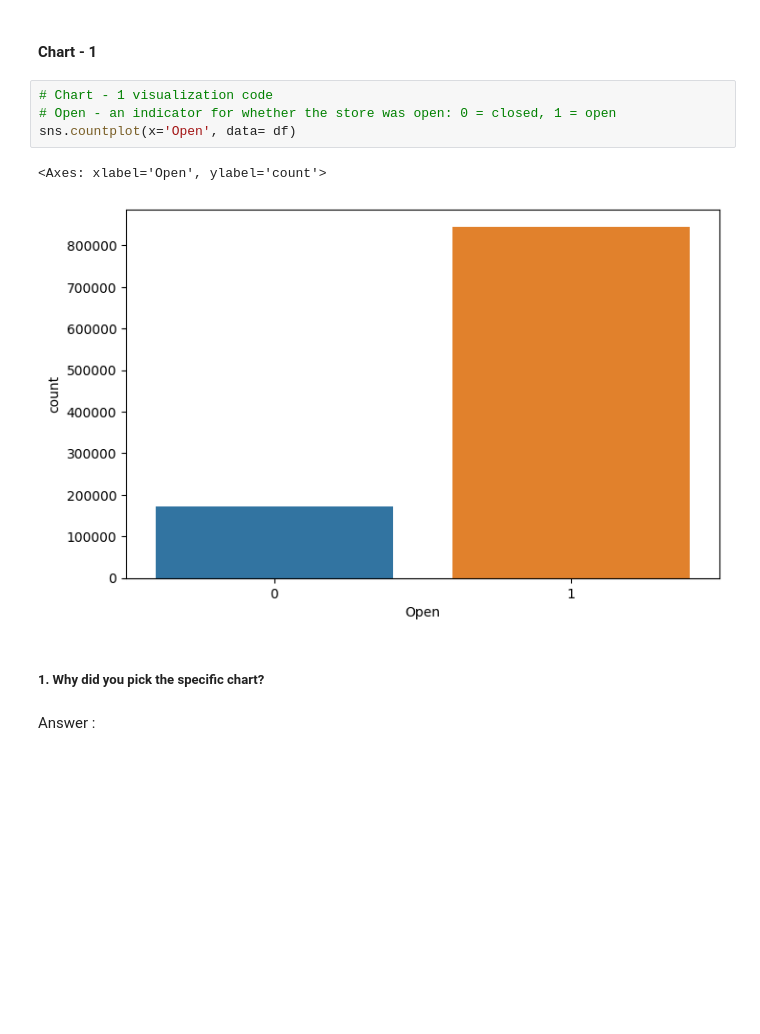
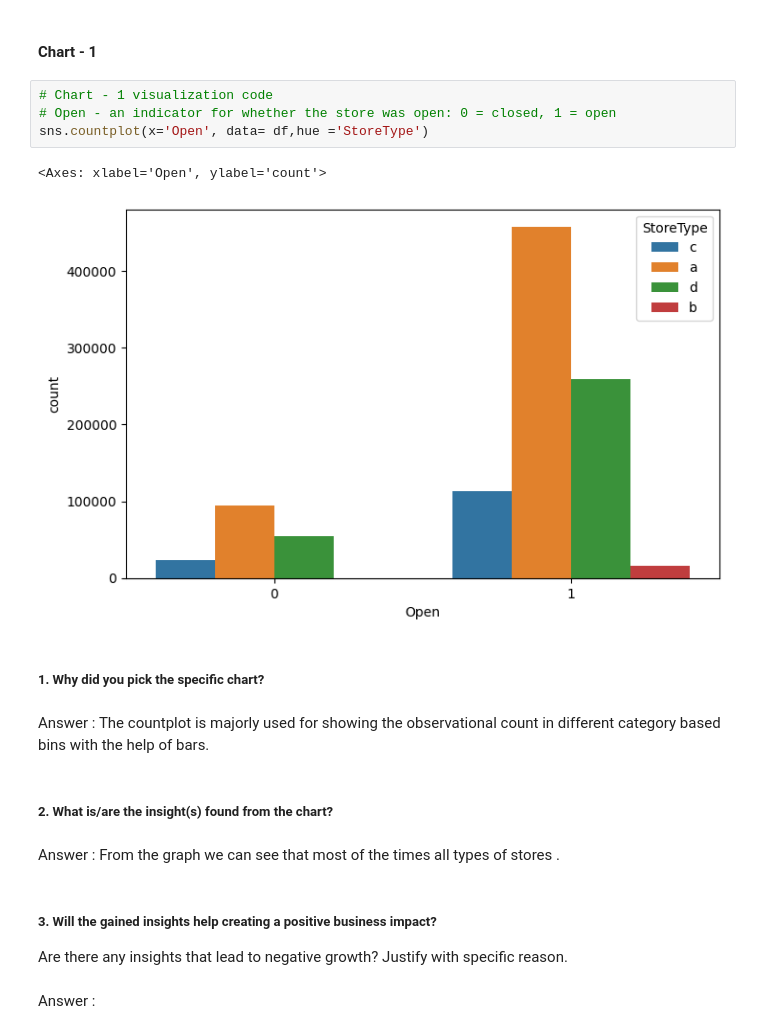
Before and after one commit to Achin120/Achin-Rossmann-Sales-Prediction---Capstone-Project.ipynb-, a Jupyter notebook: Achin_Rossmann_Sales_Prediction_Capstone_Project.ipynb, the cells around one changed output. Cells and saved outputs as stored; diff of their text form; blank space fills up the shorter version.

```diff
--- a/Achin_Rossmann_Sales_Prediction_Capstone_Project.ipynb
+++ b/Achin_Rossmann_Sales_Prediction_Capstone_Project.ipynb
@@ -588,11 +588,20 @@ years = df['Year'].unique()
 # %%
 # Chart - 1 visualization code
 # Open - an indicator for whether the store was open: 0 = closed, 1 = open
-sns.countplot(x='Open', data= df)
+sns.countplot(x='Open', data= df,hue ='StoreType')
 # %% [output]
 <Axes: xlabel='Open', ylabel='count'>
-[figure, old version]
+[figure, new version]
 # %% [markdown]
 ##### 1. Why did you pick the specific chart?
+# %% [markdown]
+Answer :  The countplot is majorly used for showing the observational count in different category based bins with the help of bars.
+# %% [markdown]
+##### 2. What is/are the insight(s) found from the chart?
+# %% [markdown]
+Answer : From the graph we can see that most of the  times all types of stores .
+# %% [markdown]
+##### 3. Will the gained insights help creating a positive business impact?
+Are there any insights that lead to negative growth? Justify with specific reason.
 # %% [markdown]
 Answer :
```
Also changed, not shown: parts of 93 cells of this notebook.
